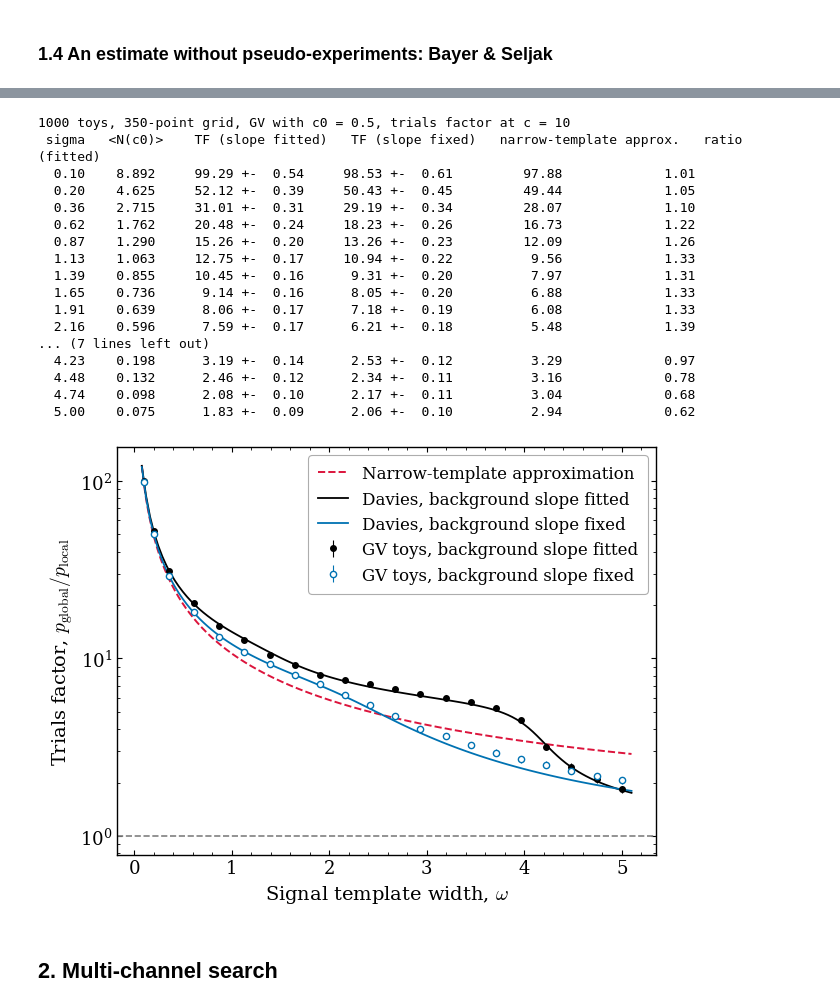
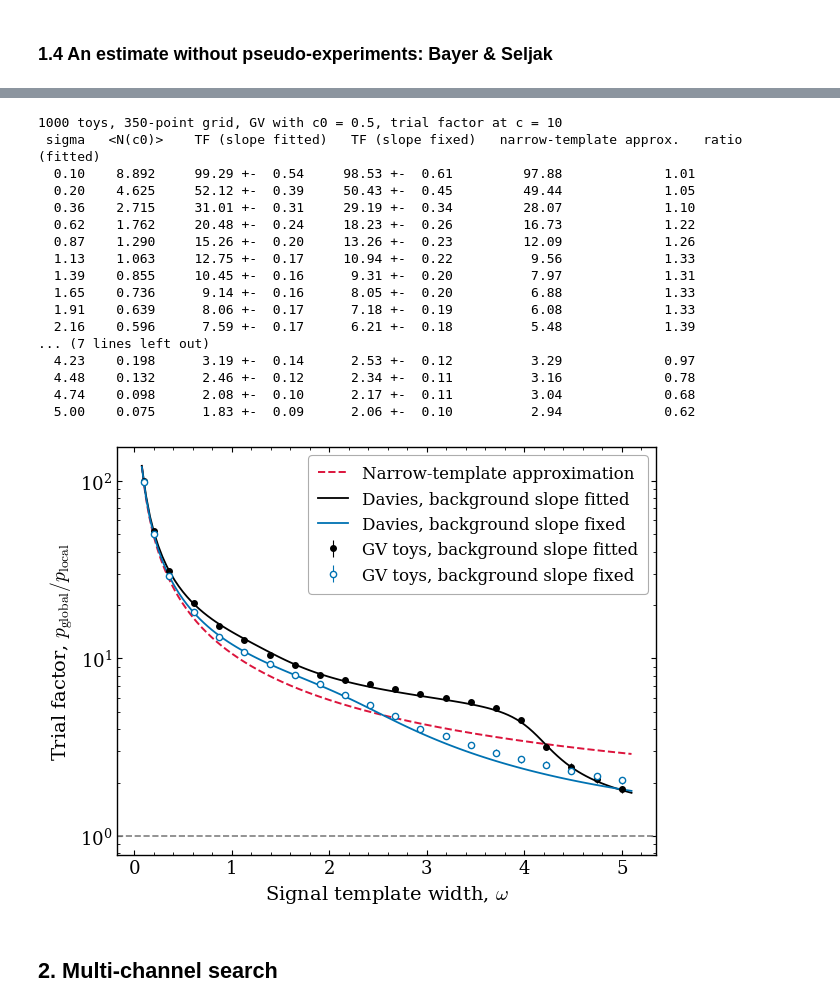
Before and after one commit to serodribe/LEE_review, a Jupyter notebook: notebooks/experiments.ipynb, the cells around one changed output, grey strips where cells are left out. Saved outputs shown, nothing was run; the diff lists cells and outputs as text; code cells hidden in the pictures.

```diff
--- a/notebooks/experiments.ipynb
+++ b/notebooks/experiments.ipynb
@@ -541,7 +541,7 @@ trial_gv_sigma = {k: 1 + w[f"up_{k}"].mean(axis=0) * extrapol / p_local(C) for k
 trial_gv_sigma_std = {k: w[f"up_{k}"].std(axis=0) / np.sqrt(n_toys_sigma) * extrapol / p_local(C) for k in ("fit", "fix")}
 tf_narrow = 1 + kappa(C) * RANGE / sig_sigma_grid
 
-print(f"{n_toys_sigma} toys, {int(w['n_grid'])}-point grid, GV with c0 = {C0_SIGMA:g}, trials factor at c = {C:g}")
+print(f"{n_toys_sigma} toys, {int(w['n_grid'])}-point grid, GV with c0 = {C0_SIGMA:g}, trial factor at c = {C:g}")
 print(" sigma   <N(c0)>    TF (slope fitted)   TF (slope fixed)   narrow-template approx.   ratio (fitted)")
 for i, s in enumerate(sig_sigma_grid):
     print(f" {s:5.2f}  {w['up_fit'][:, i].mean():7.3f}   {trial_gv_sigma['fit'][i]:7.2f} +- {trial_gv_sigma_std['fit'][i]:5.2f}   "
@@ -557,36 +557,36 @@ ax.axhline(1., ls='--', color='gray', lw=1.2)
 ax.plot(s_plot, 1 + kappa(C) * RANGE / s_plot, '--', color='crimson', lw=1.4, label='Narrow-template approximation')
 ax.plot(s_fine, davies_tf(s_fine, ("norm", "slope"), c=C), '-', color='black', lw=1.3, label='Davies, background slope fitted')
 ax.plot(s_fine, davies_tf(s_fine, ("norm",), c=C), '-', color='#0072B2', lw=1.3, label='Davies, background slope fixed')
 ax.errorbar(sig_sigma_grid, trial_gv_sigma['fit'], yerr=trial_gv_sigma_std['fit'], fmt='o', ms=4, color='black', ecolor='black',
             elinewidth=0.8, capsize=0, label='GV toys, background slope fitted')
 ax.errorbar(sig_sigma_grid, trial_gv_sigma['fix'], yerr=trial_gv_sigma_std['fix'], fmt='o', ms=4.5, mfc='white', color='#0072B2',
             ecolor='#0072B2', elinewidth=0.8, capsize=0, label='GV toys, background slope fixed')
 ax.set_xlabel(r'Signal template width, $\omega$')
-ax.set_ylabel(r'Trials factor, $p_{\mathrm{global}}/p_{\mathrm{local}}$')
+ax.set_ylabel(r'Trial factor, $p_{\mathrm{global}}/p_{\mathrm{local}}$')
 ax.set_yscale('log')
 style_legend(ax.legend(frameon=True, loc='upper right', handlelength=1.8, borderpad=0.6))
 fig.tight_layout()
 fig.savefig(os.path.join(PLOT_DIR, 'tfactor_vs_signalwidth.pdf'), dpi=300)
 plt.show()
 # %% [output]
-1000 toys, 350-point grid, GV with c0 = 0.5, trials factor at c = 10
+1000 toys, 350-point grid, GV with c0 = 0.5, trial factor at c = 10
  sigma   <N(c0)>    TF (slope fitted)   TF (slope fixed)   narrow-template approx.   ratio (fitted)
   0.10    8.892     99.29 +-  0.54     98.53 +-  0.61         97.88             1.01
   0.20    4.625     52.12 +-  0.39     50.43 +-  0.45         49.44             1.05
   0.36    2.715     31.01 +-  0.31     29.19 +-  0.34         28.07             1.10
   0.62    1.762     20.48 +-  0.24     18.23 +-  0.26         16.73             1.22
   0.87    1.290     15.26 +-  0.20     13.26 +-  0.23         12.09             1.26
   1.13    1.063     12.75 +-  0.17     10.94 +-  0.22          9.56             1.33
   1.39    0.855     10.45 +-  0.16      9.31 +-  0.20          7.97             1.31
   1.65    0.736      9.14 +-  0.16      8.05 +-  0.20          6.88             1.33
   1.91    0.639      8.06 +-  0.17      7.18 +-  0.19          6.08             1.33
   2.16    0.596      7.59 +-  0.17      6.21 +-  0.18          5.48             1.39
 ... (7 lines left out)
   4.23    0.198      3.19 +-  0.14      2.53 +-  0.12          3.29             0.97
   4.48    0.132      2.46 +-  0.12      2.34 +-  0.11          3.16             0.78
   4.74    0.098      2.08 +-  0.10      2.17 +-  0.11          3.04             0.68
   5.00    0.075      1.83 +-  0.09      2.06 +-  0.10          2.94             0.62
-[figure, old version]
+[figure, new version]
 # %% [markdown]
 ## 2. Multi-channel search
 # %% [markdown]
```
Also changed, not shown: parts of 9 cells of this notebook, 14 other files.
